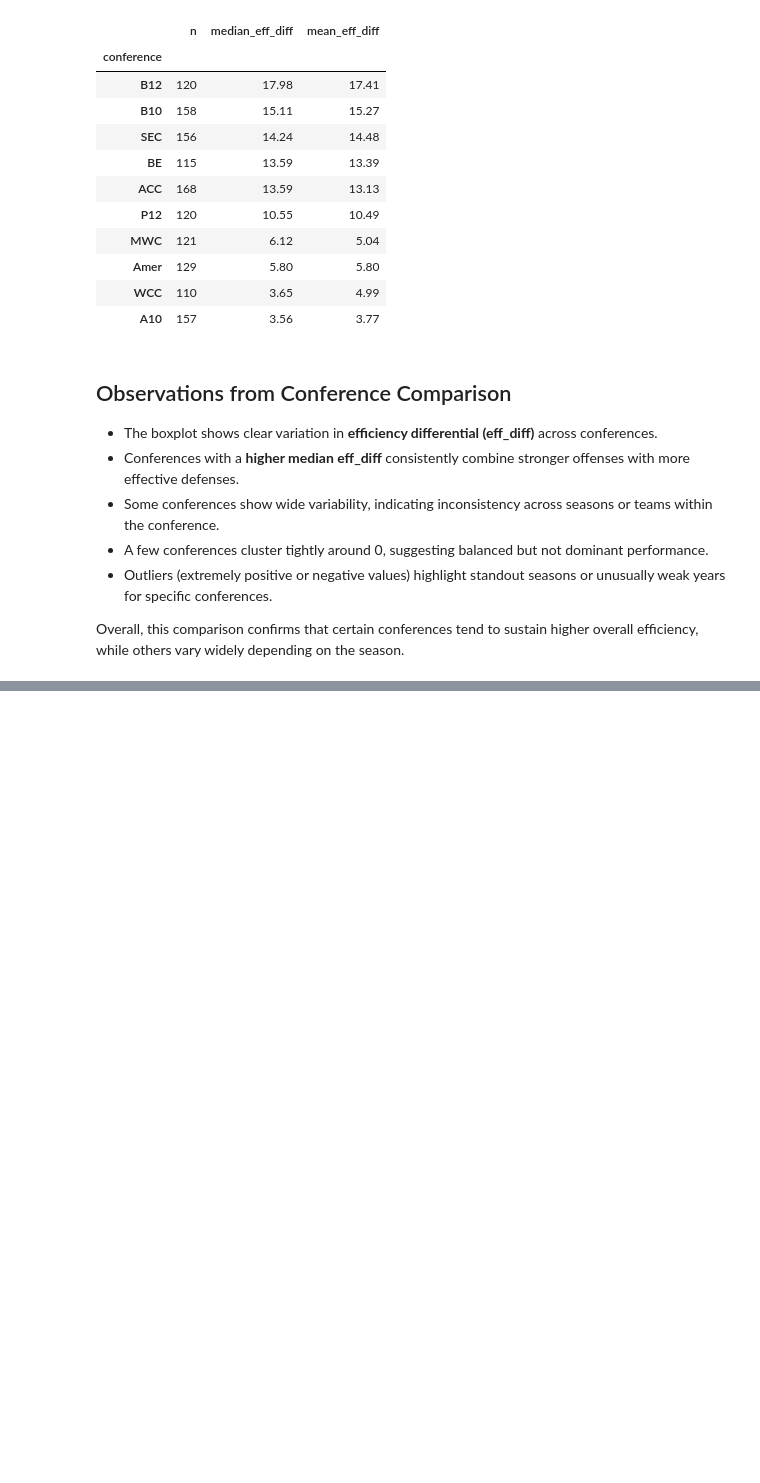
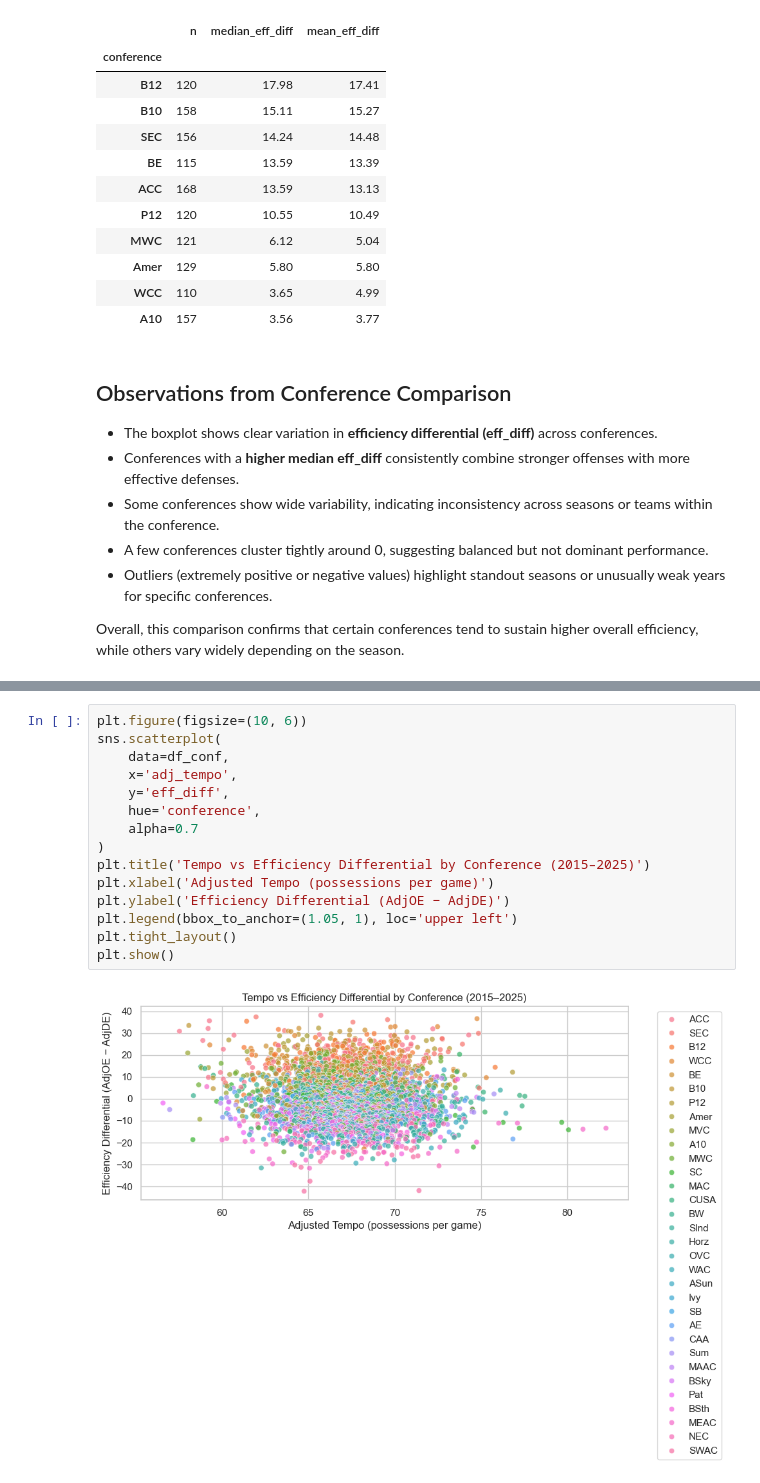
Before and after one commit to brendonmcnulty/datafun-06-eda, a Jupyter notebook: brendon_eda.ipynb, the cells around one changed output, grey strips where cells are left out. Saved outputs shown, nothing was run; the diff lists cells and outputs as text; blank space fills up the shorter version.

Commit message:
Add tempo vs efficiency scatterplot and trends over time lineplot with observations

```diff
--- a/brendon_eda.ipynb
+++ b/brendon_eda.ipynb
@@ -388,0 +400,17 @@ while others vary widely depending on the season.
+# %%
+plt.figure(figsize=(10, 6))
+sns.scatterplot(
+    data=df_conf,
+    x='adj_tempo',
+    y='eff_diff',
+    hue='conference',
+    alpha=0.7
+)
+plt.title('Tempo vs Efficiency Differential by Conference (2015–2025)')
+plt.xlabel('Adjusted Tempo (possessions per game)')
+plt.ylabel('Efficiency Differential (AdjOE − AdjDE)')
+plt.legend(bbox_to_anchor=(1.05, 1), loc='upper left')
+plt.tight_layout()
+plt.show()
+# %% [output]
+[figure, added]
```
Also changed, not shown: parts of 5 cells of this notebook.
